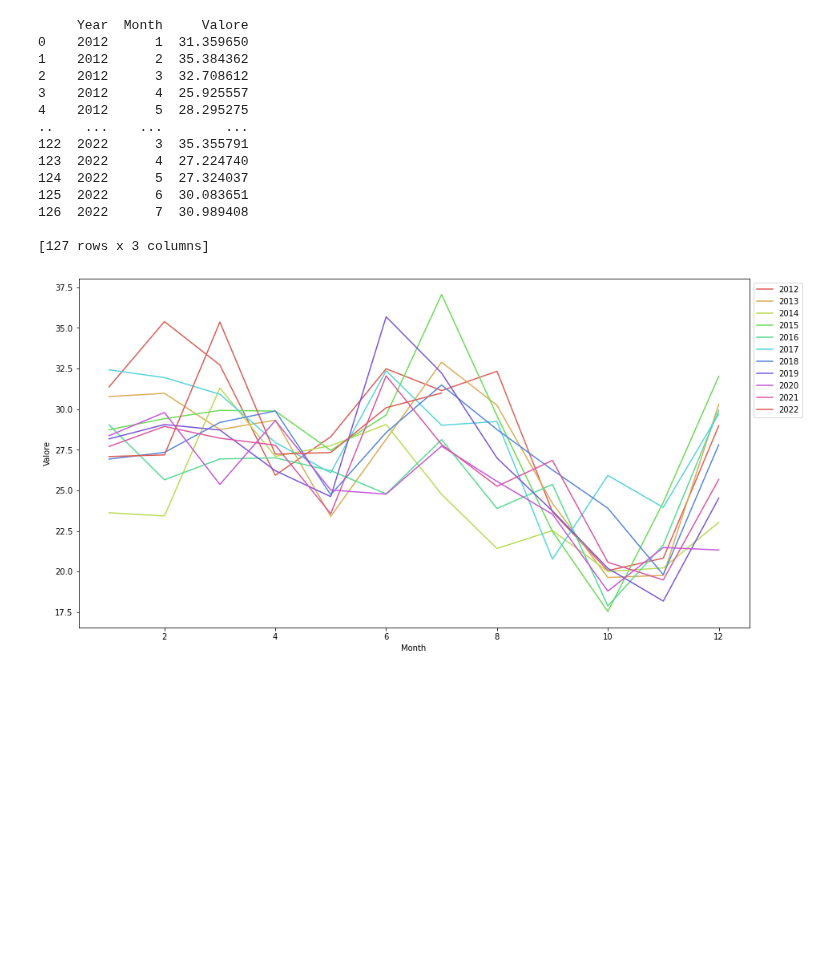
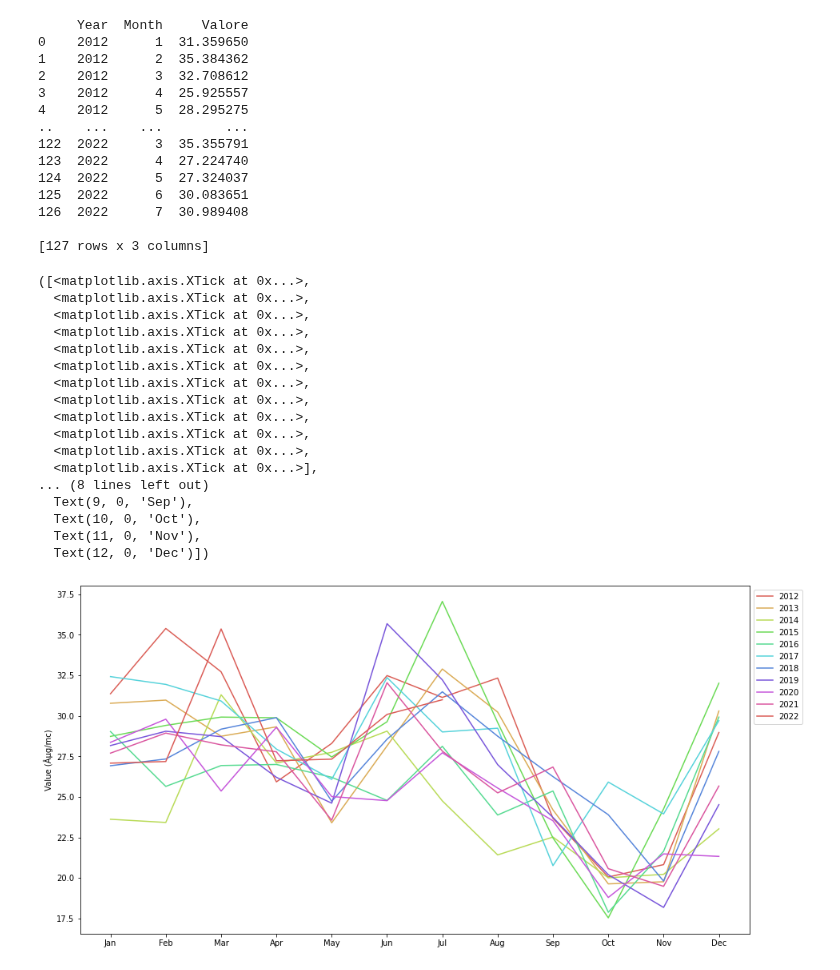
Before and after one commit to WebValley2022/webvalley-dashboard, a Jupyter notebook: 3rd Section Plots/MonthlyPlot.ipynb, the cells around one changed output. Cells and saved outputs as stored; diff of their text form; code cells hidden in the pictures; blank space fills up the shorter version.

```diff
--- a/3rd Section Plots/MonthlyPlot.ipynb
+++ b/3rd Section Plots/MonthlyPlot.ipynb
@@ -9,31 +9,50 @@ df = pd.read_csv('/home/wvuser/webvalley-dashboard/data/merged_APPA_data.csv', e
 # %%
 df = df[df.Valore != "n.d."]
 df["Valore"] = pd.to_numeric(df.Valore)
 df["Data"] = pd.to_datetime(df.Data)
 
 df_year_avg = df.groupby(pd.PeriodIndex(df['Data'], freq="M"))['Valore'].mean()
 df_year_avg = df_year_avg.reset_index()
 df_year_avg = df_year_avg.groupby([df_year_avg.Data.dt.year, df_year_avg.Data.dt.month]).mean()
 df_year_avg.index.names = ["Year", "Month"]
 df_year_avg = df_year_avg.reset_index()
 print(df_year_avg)
 plt.gcf().set_size_inches(15, 8)
 sns.lineplot(y="Valore", x="Month", hue= "Year", palette= "hls", data=df_year_avg)
+plt.ylabel('Value (Âµg/mc)')
+plt.xlabel("")
 plt.legend(bbox_to_anchor=(1,1), labels=['2012','2013','2014','2015','2016','2017','2018','2019','2020','2021','2022'])
-plt.show()
+plt.xticks([1,2,3,4,5,6,7,8,9,10,11,12],['Jan','Feb','Mar','Apr','May','Jun','Jul','Aug','Sep','Oct','Nov','Dec'])
 # %% [output]
      Year  Month     Valore
 0    2012      1  31.359650
 1    2012      2  35.384362
 2    2012      3  32.708612
 3    2012      4  25.925557
 4    2012      5  28.295275
 ..    ...    ...        ...
 122  2022      3  35.355791
 123  2022      4  27.224740
 124  2022      5  27.324037
 125  2022      6  30.083651
 126  2022      7  30.989408
 
 [127 rows x 3 columns]
+([<matplotlib.axis.XTick at 0x...>,
+  <matplotlib.axis.XTick at 0x...>,
+  <matplotlib.axis.XTick at 0x...>,
+  <matplotlib.axis.XTick at 0x...>,
+  <matplotlib.axis.XTick at 0x...>,
+  <matplotlib.axis.XTick at 0x...>,
+  <matplotlib.axis.XTick at 0x...>,
+  <matplotlib.axis.XTick at 0x...>,
+  <matplotlib.axis.XTick at 0x...>,
+  <matplotlib.axis.XTick at 0x...>,
+  <matplotlib.axis.XTick at 0x...>,
+  <matplotlib.axis.XTick at 0x...>],
+... (8 lines left out)
+  Text(9, 0, 'Sep'),
+  Text(10, 0, 'Oct'),
+  Text(11, 0, 'Nov'),
+  Text(12, 0, 'Dec')])
-[figure, old version]
+[figure, new version]
```
Also changed, not shown: 2 other files.
